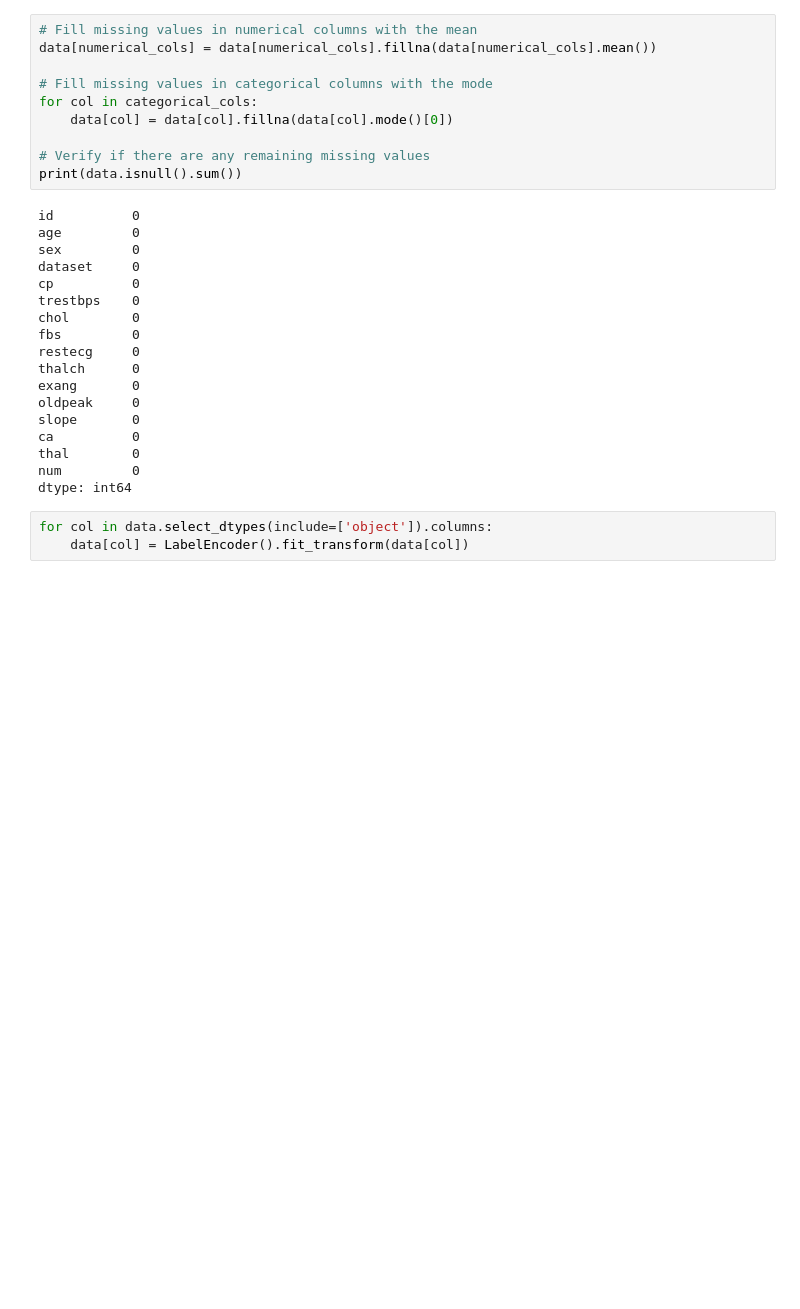
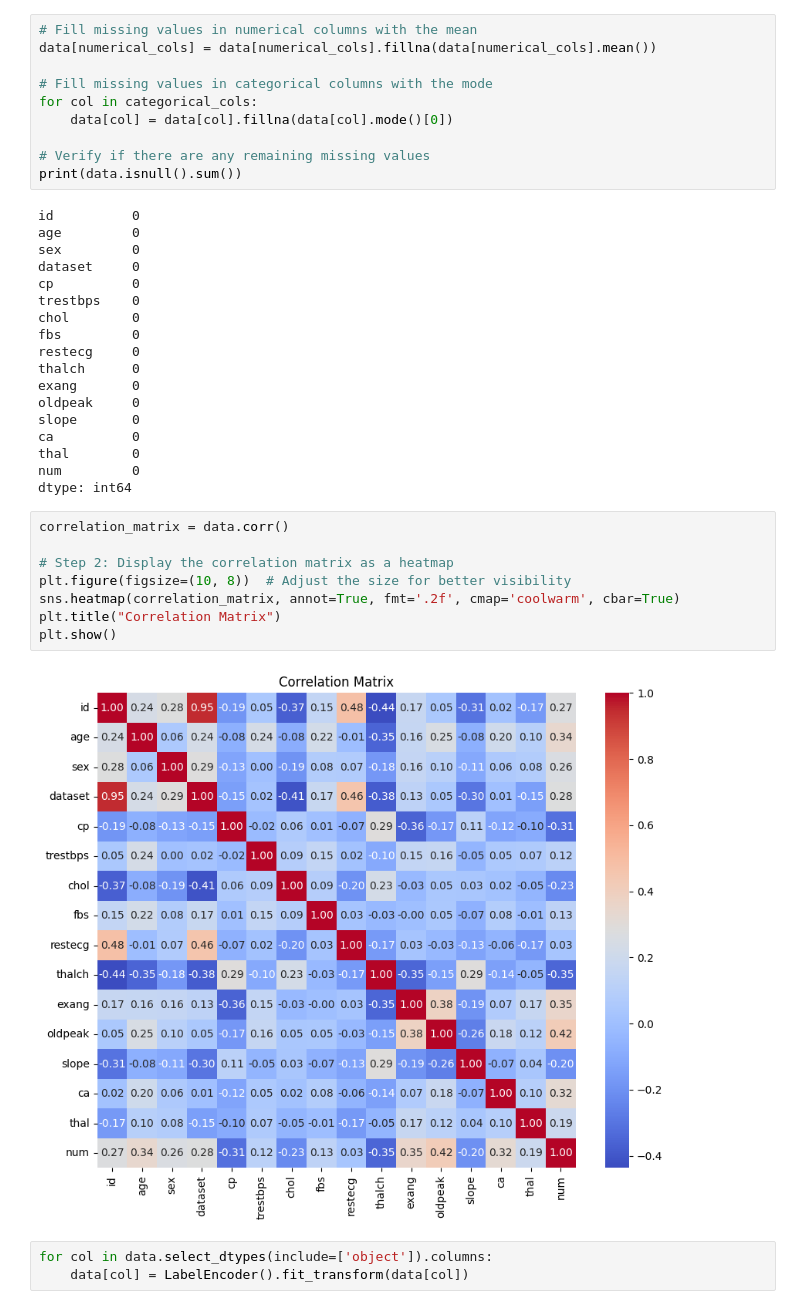
Before and after one commit to shivanswamynathan/ML, a Jupyter notebook: heart_disease_prediction.ipynb, the cells around one changed output. Drawn from its saved outputs; the diff is of its cells as text; blank space fills up the shorter version.

```diff
--- a/heart_disease_prediction.ipynb
+++ b/heart_disease_prediction.ipynb
@@ -121,6 +121,16 @@ ca          0
 thal        0
 num         0
 dtype: int64
+# %%
+correlation_matrix = data.corr()
+
+# Step 2: Display the correlation matrix as a heatmap
+plt.figure(figsize=(10, 8))  # Adjust the size for better visibility
+sns.heatmap(correlation_matrix, annot=True, fmt='.2f', cmap='coolwarm', cbar=True)
+plt.title("Correlation Matrix")
+plt.show()
+# %% [output]
+[figure, added]
 # %%
 for col in data.select_dtypes(include=['object']).columns:
     data[col] = LabelEncoder().fit_transform(data[col])
```
Also changed, not shown: parts of 15 cells of this notebook.
